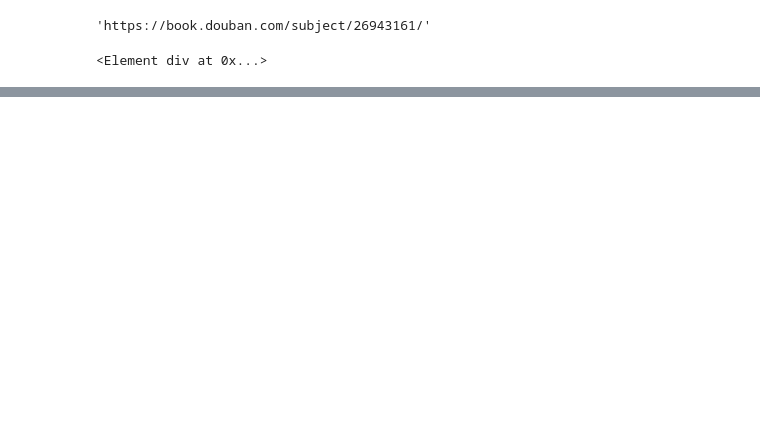
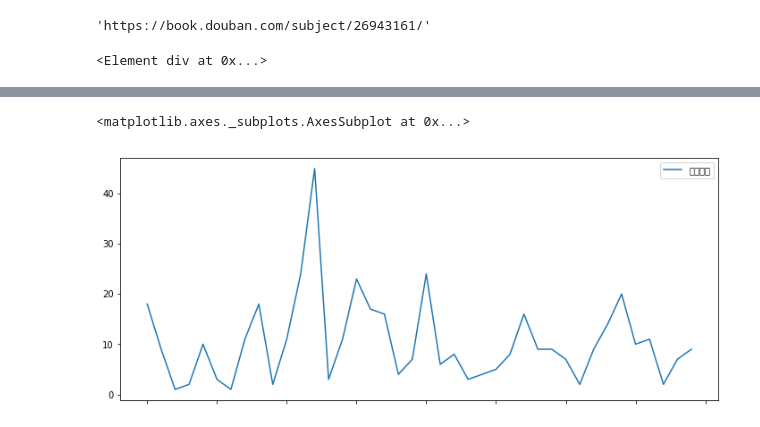
Before and after one commit to QLWeilcf/lcfSpyderWithPy3, a Jupyter notebook: doubanBlstSpider.ipynb, the cells around one changed output, grey strips where cells are left out. Saved outputs shown, nothing was run; the diff lists cells and outputs as text; code cells hidden in the pictures; blank space fills up the shorter version.

```diff
--- a/doubanBlstSpider.ipynb
+++ b/doubanBlstSpider.ipynb
@@ -196,0 +213,13 @@ outdf.apply(priceNorm,axis=1)
+# %%
+#阅读时间按月统计（折线图）
+bdf['阅读年月']=bdf['阅读时间'].apply(lambda x : x.strftime('%Y-%m'))
+# %%
+read_date=bdf['阅读年月'].value_counts() #每月阅读量，按月计数
+read_date=pd.DataFrame(read_date,columns=['阅读年月']) #从Series变为DataFrame
+# %%
+read_date=read_date.sort_index()
+# %%
+read_date.plot(figsize=(12,5)) #没调出来x坐标标签 xticks 不行
+# %% [output]
+<matplotlib.axes._subplots.AxesSubplot at 0x...>
+[figure, added]
```
Also changed, not shown: parts of 54 cells of this notebook.
